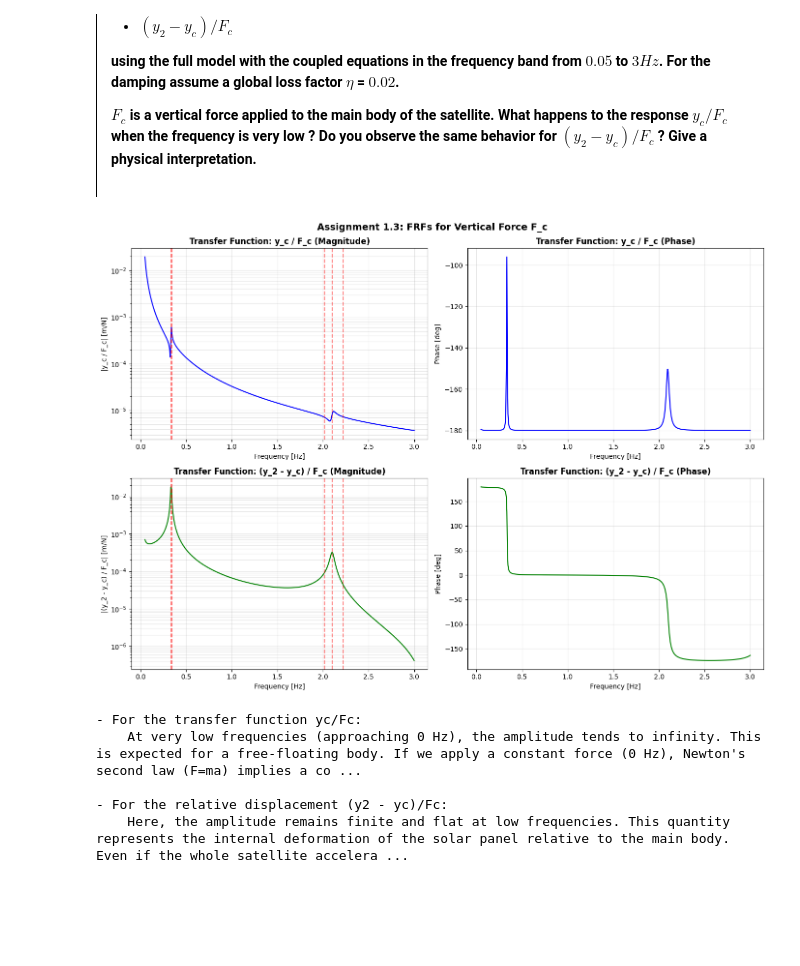
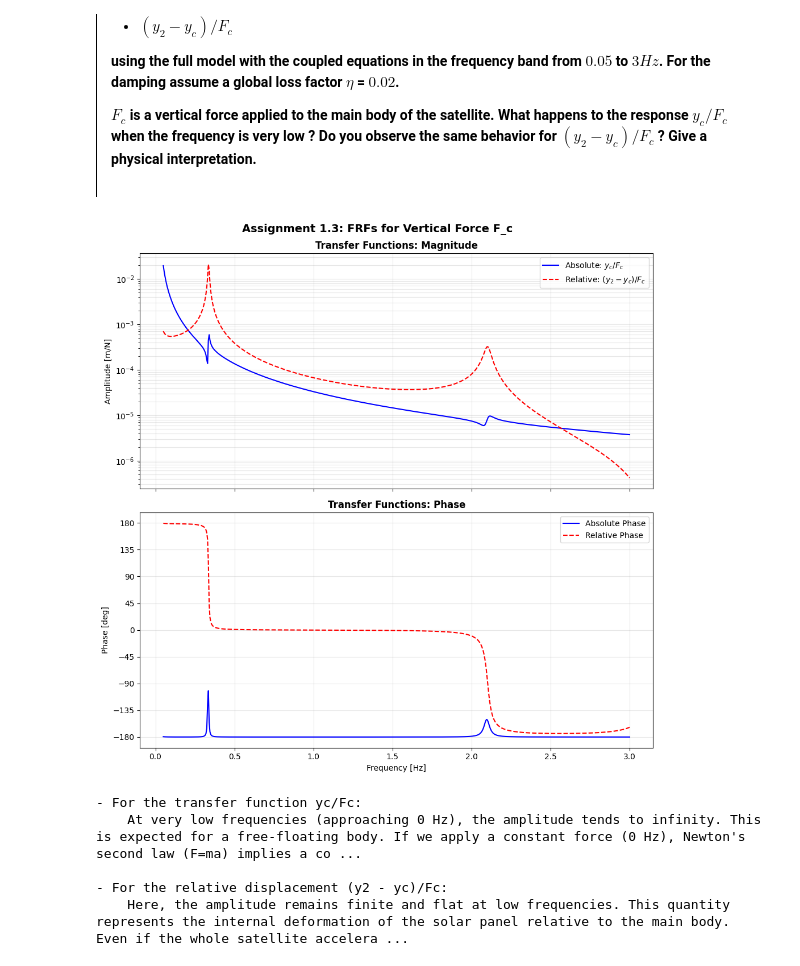
Before and after one commit to mazar3/MA1_MechanicalVibrations, a Jupyter notebook: MECAH411_Project_ZARIOH_Maximilien.ipynb, the cells around one changed output. Drawn from its saved outputs; the diff is of its cells as text; code cells hidden in the pictures; blank space fills up the shorter version.

```diff
--- a/MECAH411_Project_ZARIOH_Maximilien.ipynb
+++ b/MECAH411_Project_ZARIOH_Maximilien.ipynb
@@ -277,67 +277,58 @@ def compute_frf_matrix(M, K, freq_array, eta):
         Z = K * (1 + 1j * eta) - omega**2 * M
         # FRF is inverse of dynamic stiffness
         H[i, :, :] = np.linalg.inv(Z)
 
     return H
 
 # Frequency range: 0.05 to 3 Hz (as specified)
-freq = np.linspace(0.05, 3, 500)
+freq = np.arange(0.05, 3.005, 0.005)
 
 # Compute full FRF matrix
 H_full = compute_frf_matrix(M, K, freq, eta)
 
 # DOF indices (0-based):
 # y_c = 1, y_2 = 4, θ_c = 2, θ_a = 9
 
 # Extract FRFs for F_c (force at y_c, DOF index 1)
 # Input DOF for F_c is index 1
 H_yc_Fc = H_full[:, 1, 1]       # y_c / F_c
 H_y2_Fc = H_full[:, 4, 1]       # y_2 / F_c
 H_diff_Fc = H_y2_Fc - H_yc_Fc   # (y_2 - y_c) / F_c
 
 # Plot FRFs
-fig, axes = plt.subplots(2, 2, figsize=(14, 10))
+# Layout changed to 2 rows, 1 column (Magnitude top, Phase bottom)
+fig, axes = plt.subplots(2, 1, figsize=(10, 10), sharex=True)
 
-# y_c / F_c - Magnitude
-axes[0, 0].semilogy(freq, np.abs(H_yc_Fc), 'b-', linewidth=1.5)
-axes[0, 0].set_xlabel('Frequency [Hz]')
-axes[0, 0].set_ylabel('|y_c / F_c| [m/N]')
-axes[0, 0].set_title('Transfer Function: y_c / F_c (Magnitude)', fontweight='bold')
-axes[0, 0].grid(True, which='both', alpha=0.3)
-# Mark natural frequencies
-for f_i in f_n[3:8]:  # Only flexible modes in frequency range
-    if 0.05 < f_i < 3:
-        axes[0, 0].axvline(f_i, color='red', linestyle='--', alpha=0.5)
+# --- MAGNITUDE PLOT ---
+# y_c / F_c (Absolute) - Blue line
+axes[0].semilogy(freq, np.abs(H_yc_Fc), 'b-', linewidth=1.5, label='Absolute: $y_c / F_c$')
+# (y_2 - y_c) / F_c (Relative) - Red dashed line for comparison
+axes[0].semilogy(freq, np.abs(H_diff_Fc), 'r--', linewidth=1.5, label='Relative: $(y_2 - y_c) / F_c$')
 
-# y_c / F_c - Phase
-axes[0, 1].plot(freq, np.angle(H_yc_Fc, deg=True), 'b-', linewidth=1.5)
-axes[0, 1].set_xlabel('Frequency [Hz]')
-axes[0, 1].set_ylabel('Phase [deg]')
-axes[0, 1].set_title('Transfer Function: y_c / F_c (Phase)', fontweight='bold')
-axes[0, 1].grid(True, alpha=0.3)
+axes[0].set_ylabel('Amplitude [m/N]')
+axes[0].set_title('Transfer Functions: Magnitude', fontweight='bold')
+axes[0].grid(True, which='both', alpha=0.3)
+axes[0].legend(loc='best')
 
-# (y_2 - y_c) / F_c - Magnitude
-axes[1, 0].semilogy(freq, np.abs(H_diff_Fc), 'g-', linewidth=1.5)
-axes[1, 0].set_xlabel('Frequency [Hz]')
-axes[1, 0].set_ylabel('|(y_2 - y_c) / F_c| [m/N]')
-axes[1, 0].set_title('Transfer Function: (y_2 - y_c) / F_c (Magnitude)', fontweight='bold')
-axes[1, 0].grid(True, which='both', alpha=0.3)
-for f_i in f_n[3:8]:
-    if 0.05 < f_i < 3:
-        axes[1, 0].axvline(f_i, color='red', linestyle='--', alpha=0.5)
+# --- PHASE PLOT ---
+# y_c / F_c (Absolute)
+axes[1].plot(freq, np.angle(H_yc_Fc, deg=True), 'b-', linewidth=1.5, label='Absolute Phase')
+# (y_2 - y_c) / F_c (Relative)
+axes[1].plot(freq, np.angle(H_diff_Fc, deg=True), 'r--', linewidth=1.5, label='Relative Phase')
 
-# (y_2 - y_c) / F_c - Phase
-axes[1, 1].plot(freq, np.angle(H_diff_Fc, deg=True), 'g-', linewidth=1.5)
-axes[1, 1].set_xlabel('Frequency [Hz]')
-axes[1, 1].set_ylabel('Phase [deg]')
-axes[1, 1].set_title('Transfer Function: (y_2 - y_c) / F_c (Phase)', fontweight='bold')
-axes[1, 1].grid(True, alpha=0.3)
+axes[1].set_xlabel('Frequency [Hz]')
+axes[1].set_ylabel('Phase [deg]')
+axes[1].set_title('Transfer Functions: Phase', fontweight='bold')
+axes[1].grid(True, alpha=0.3)
+# Clean up phase ticks for better readability (-180 to 180)
+axes[1].set_yticks(np.arange(-180, 181, 45))
+axes[1].legend(loc='best')
 
 plt.suptitle('Assignment 1.3: FRFs for Vertical Force F_c', fontsize=14, fontweight='bold')
 plt.tight_layout()
 plt.show()
 # %% [output]
-[figure, old version]
+[figure, new version]
 # %%
 print("""
 - For the transfer function yc/Fc:
```
Also changed, not shown: parts of 7 cells of this notebook.
